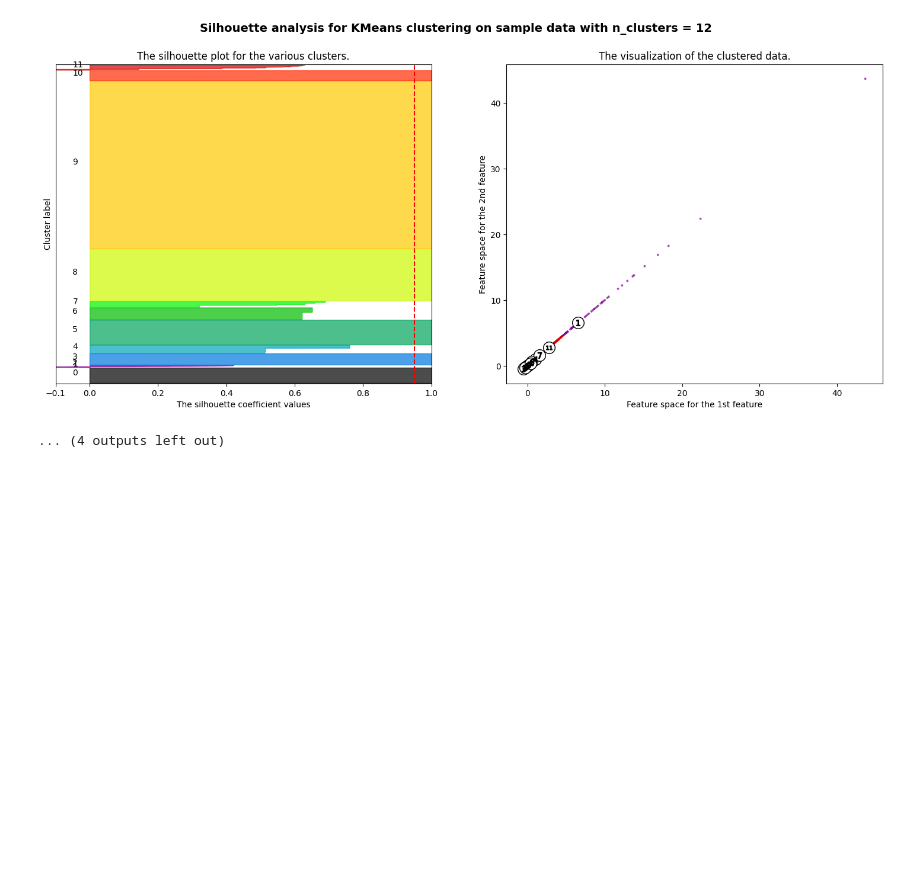
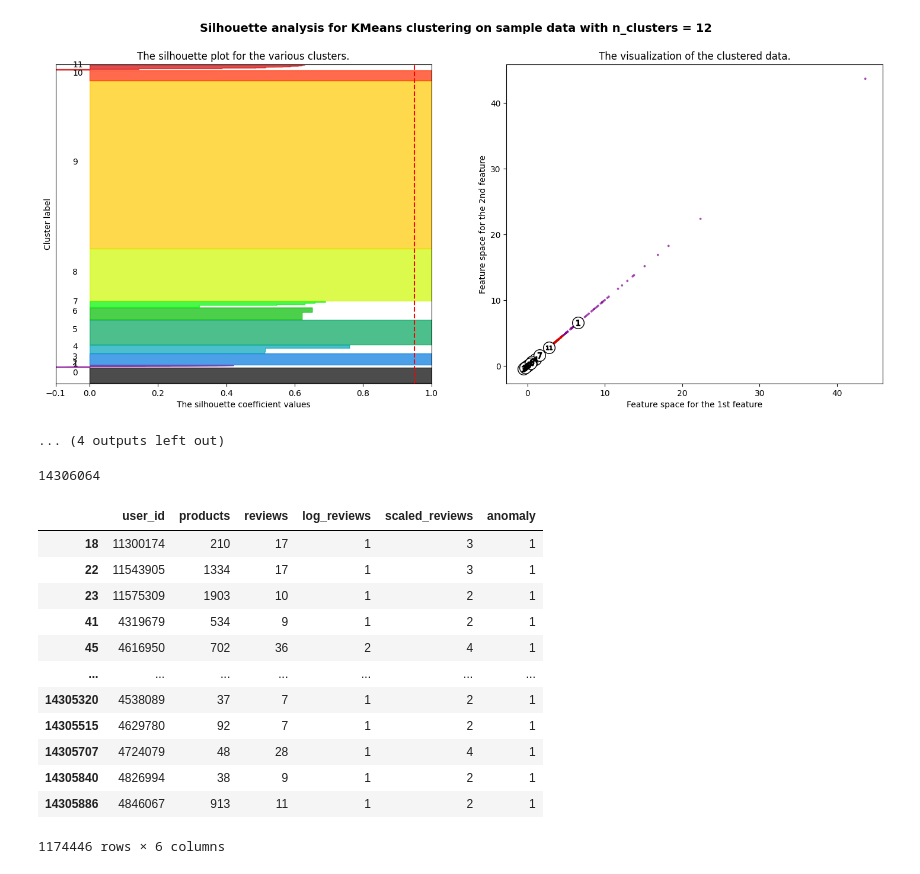
Before and after one commit to swatt45/Capstone, a Jupyter notebook: D502 EDA.ipynb, the cells around one changed output. Drawn from its saved outputs; the diff is of its cells as text; code cells hidden in the pictures; blank space fills up the shorter version.

```diff
--- a/D502 EDA.ipynb
+++ b/D502 EDA.ipynb
@@ -215,6 +215,31 @@ For n_clusters = 16 The average silhouette_score is : 0.9539499448666527
 [figure]
 [figure]
 ... (4 outputs left out)
+# %%
+scaler = StandardScaler()
+X = scaler.fit_transform(dfuser[['reviews']].values)
+cmod = MiniBatchKMeans(n_clusters=2, random_state=42)
+labels = cmod.fit_predict(X)
+# %% [output]
+14306064
+# %%
+dfuser['anomaly'] = labels
+
+dfuser[~(dfuser['products'] < dfuser['reviews']) & (dfuser['anomaly']==1)]
+# %% [output]
+|  | user_id | products | reviews | log_reviews | scaled_reviews | anomaly |
+| 18 | 11300174 | 210 | 17 | 1 | 3 | 1 |
+| 22 | 11543905 | 1334 | 17 | 1 | 3 | 1 |
+| 23 | 11575309 | 1903 | 10 | 1 | 2 | 1 |
+| 41 | 4319679 | 534 | 9 | 1 | 2 | 1 |
+| 45 | 4616950 | 702 | 36 | 2 | 4 | 1 |
+| ... | ... | ... | ... | ... | ... | ... |
+| 14305320 | 4538089 | 37 | 7 | 1 | 2 | 1 |
+| 14305515 | 4629780 | 92 | 7 | 1 | 2 | 1 |
+| 14305707 | 4724079 | 48 | 28 | 1 | 4 | 1 |
+| 14305840 | 4826994 | 38 | 9 | 1 | 2 | 1 |
+| 14305886 | 4846067 | 913 | 11 | 1 | 2 | 1 |
+1174446 rows × 6 columns
 # %%
 import matplotlib.cm as cm
 import matplotlib.pyplot as plt
```
Also changed, not shown: parts of 2 cells of this notebook.
